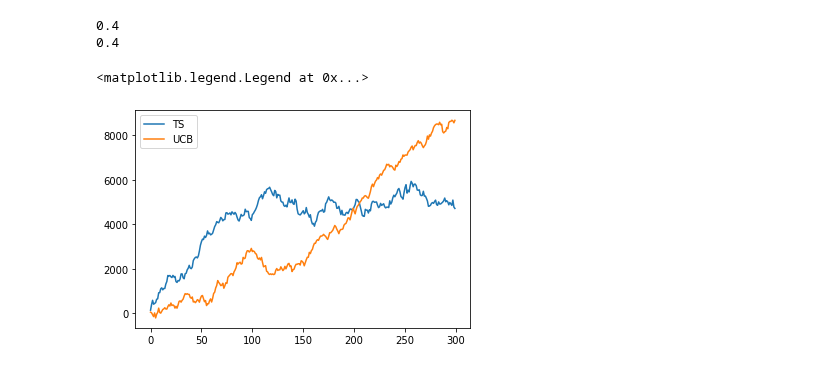
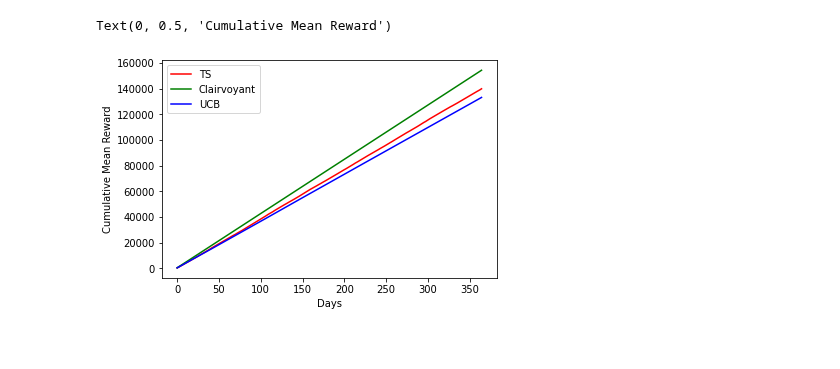
Before and after one commit to AliceCasali/Data_Intelligence_Application, a Jupyter notebook: step3.ipynb, the cells around one changed output. Saved outputs shown, nothing was run; the diff lists cells and outputs as text; code cells hidden in the pictures.

Commit message:
Finished step3 + TODOs for step4

```diff
--- a/step3.ipynb
+++ b/step3.ipynb
@@ -3,37 +3,3 @@ def generate_conversion_rate(prices):
     val = np.random.uniform(size=(len(prices)))
     conversion_rates = np.sort(val)[::-1]
     return conversion_rates
-# %%
-import matplotlib.pyplot as plt
-from mab.environment import *
-from mab.ts_learner import *
-from mab.ucb_learner import *
-
-#Customers
-customerParams = zip([200,200,200,200], [50,50,50,50])
-#discounts
-discounts = np.array([0.0, 0.5, 0.10, 0.25])
-#Conversion Rates for item 2 [discountedPrice x Class]
-conv_rate2 = np.array([[0.1, 0.2, 0.15, 0.2],
-                    [0.15, 0.25, 0.2, 0.25],
-                    [0.2, 0.35, 0.25, 0.4],
-                    [0.4, 0.45, 0.35, 0.6]])
-
-prices = [500, 600, 700, 750, 850, 900, 1000]
-arms = prices #TODO:change this value
-n_classes = 4
-
-conv_rate1 = np.array([0.4, 0.3, 0.3, 0.25, 0.2, 0.15, 0.1])
-
-max_conv = np.argmax(conv_rate1)
-
-opt = conv_rate1[max_conv]
-print(opt)
-
-max_conv = np.argmax(conv_rate1)
-
-opt = conv_rate1[max_conv]
-print(opt)
-# %% [output]
-0.4
-0.4
@@ -72,0 +6,19 @@ for day in range(n_experiments):
+# %%
+import matplotlib.pyplot as plt
+from mab.environment import *
+from mab.ts_learner import *
+from mab.ucb_learner import *
+
+n_experiments = 365
+#Customers
+customerParams = zip([25, 25, 25, 25], [5,5,5,5])
+n_classes = 4
+#discounts
+discounts = np.array([0.0, 0.5, 0.10, 0.25])
+
+prices1 = np.cumsum(np.linspace(100,300, num=6))
+prices2 = np.array([300])
+conv_rate1 = np.array([generate_conversion_rate(prices1) for x in range(n_classes)])
+conv_rate2 = np.reshape(generate_conversion_rate(range(n_classes)), (4,1))
+
+arms = prices1 + conv_rate2*prices2 #TODO:Add fractions for item2
@@ -73,7 +66,11 @@ for day in range(n_experiments):
 # %%
-plt.plot(np.cumsum(np.mean(ts_rewards_per_class_per_day, axis=2)))
-plt.plot(np.cumsum(np.mean(u_rewards_per_class_per_day, axis=2)))
-plt.legend(['TS', 'UCB'])
+plt.plot(np.cumsum(np.mean(ts_rewards_all, axis=1)), color='red', label='TS')
+plt.plot(np.cumsum(np.mean(c_rewards_all, axis=1)), color='green', label='Clairvoyant')
+plt.plot(np.cumsum(np.mean(u_rewards_all, axis=1)), color='blue', label='UCB')
+
+plt.legend()
+plt.xlabel('Days')
+plt.ylabel('Cumulative Mean Reward')
 # %% [output]
-<matplotlib.legend.Legend at 0x...>
+Text(0, 0.5, 'Cumulative Mean Reward')
-[figure, old version]
+[figure, new version]
```
Also changed, not shown: parts of 4 cells of this notebook, 4 other files.
